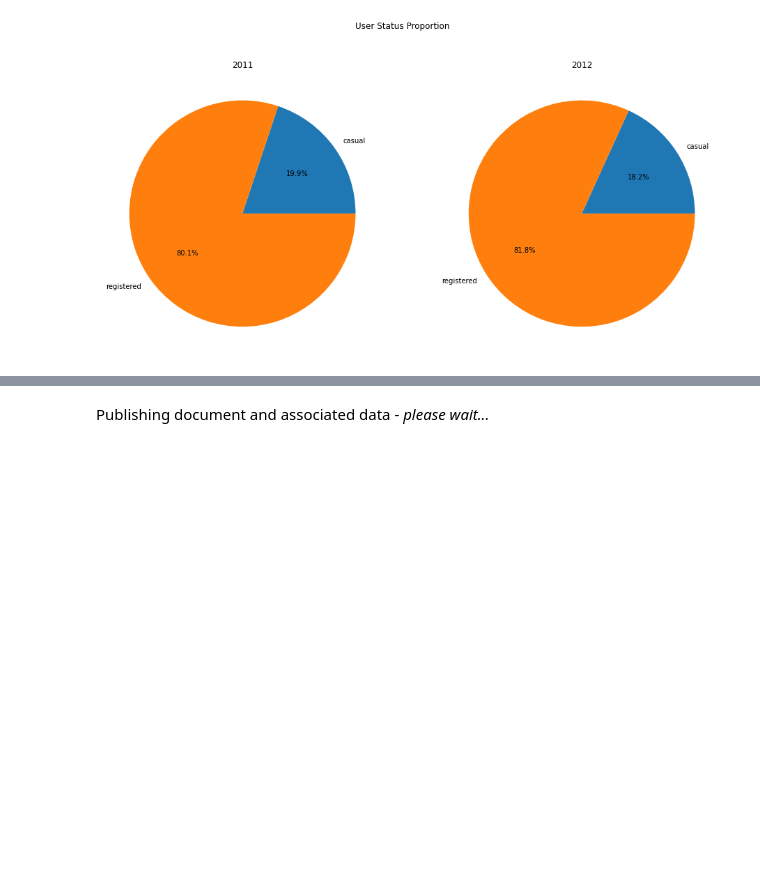
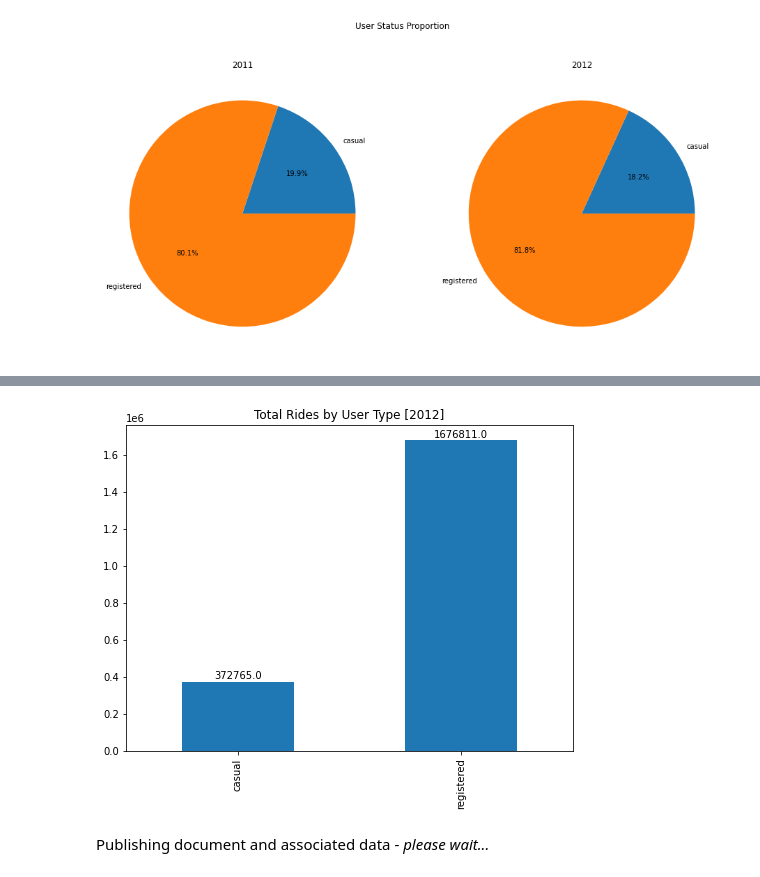
Before and after one commit to hanslemm/Study, a Jupyter notebook: Data Analysis.ipynb, the cells around one changed output, grey strips where cells are left out. Saved outputs shown, nothing was run; the diff lists cells and outputs as text; code cells hidden in the pictures; blank space fills up the shorter version.

```diff
--- a/Data Analysis.ipynb
+++ b/Data Analysis.ipynb
@@ -520,3 +524,10 @@ plt.savefig('9')
+# %%
+ax=sum_usertype_2012.plot(kind='bar', figsize=(8,6))
+plt.title('Total Rides by User Type [2012]')
+add_value_labels(ax)
+plt.savefig('12')
+# %% [output]
+[figure, added]
 # %%
 fig0 = go.Figure()
 
```
Also changed, not shown: parts of 7 cells of this notebook, 5 other files.
